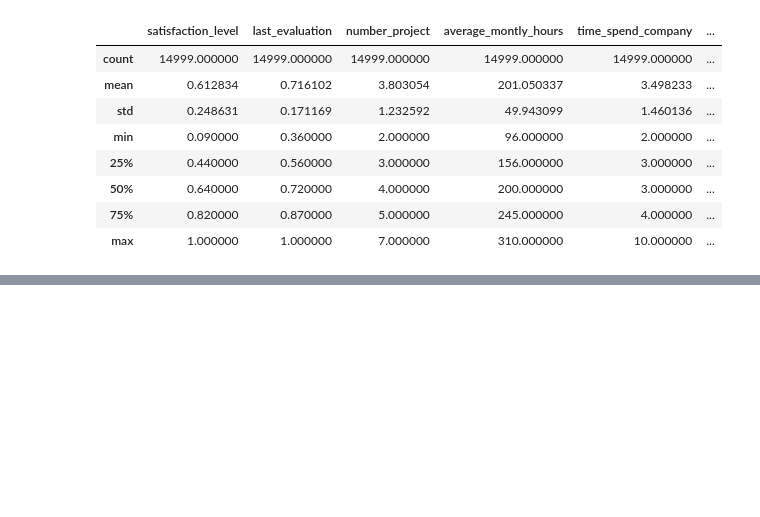
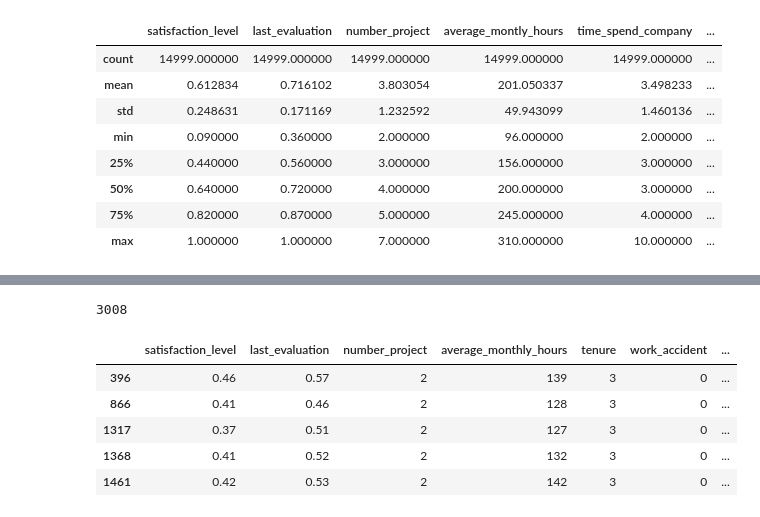
Before and after one commit to Mustafa777Xo/Salifort, a Jupyter notebook: salifort.ipynb, the cells around one changed output, grey strips where cells are left out. Drawn from its saved outputs; the diff is of its cells as text; code cells hidden in the pictures; blank space fills up the shorter version.

```diff
--- a/salifort.ipynb
+++ b/salifort.ipynb
@@ -78,0 +113,13 @@ df0.describe()
+# %%
+df0.duplicated().sum()
+# %% [output]
+3008
+# %%
+df0[df0.duplicated()].head()
+# %% [output]
+|  | satisfaction_level | last_evaluation | number_project | average_monthly_hours | tenure | work_accident | ... |
+| 396 | 0.46 | 0.57 | 2 | 139 | 3 | 0 | ... |
+| 866 | 0.41 | 0.46 | 2 | 128 | 3 | 0 | ... |
+| 1317 | 0.37 | 0.51 | 2 | 127 | 3 | 0 | ... |
+| 1368 | 0.41 | 0.52 | 2 | 132 | 3 | 0 | ... |
+| 1461 | 0.42 | 0.53 | 2 | 142 | 3 | 0 | ... |
```
Also changed, not shown: parts of 9 cells of this notebook.
